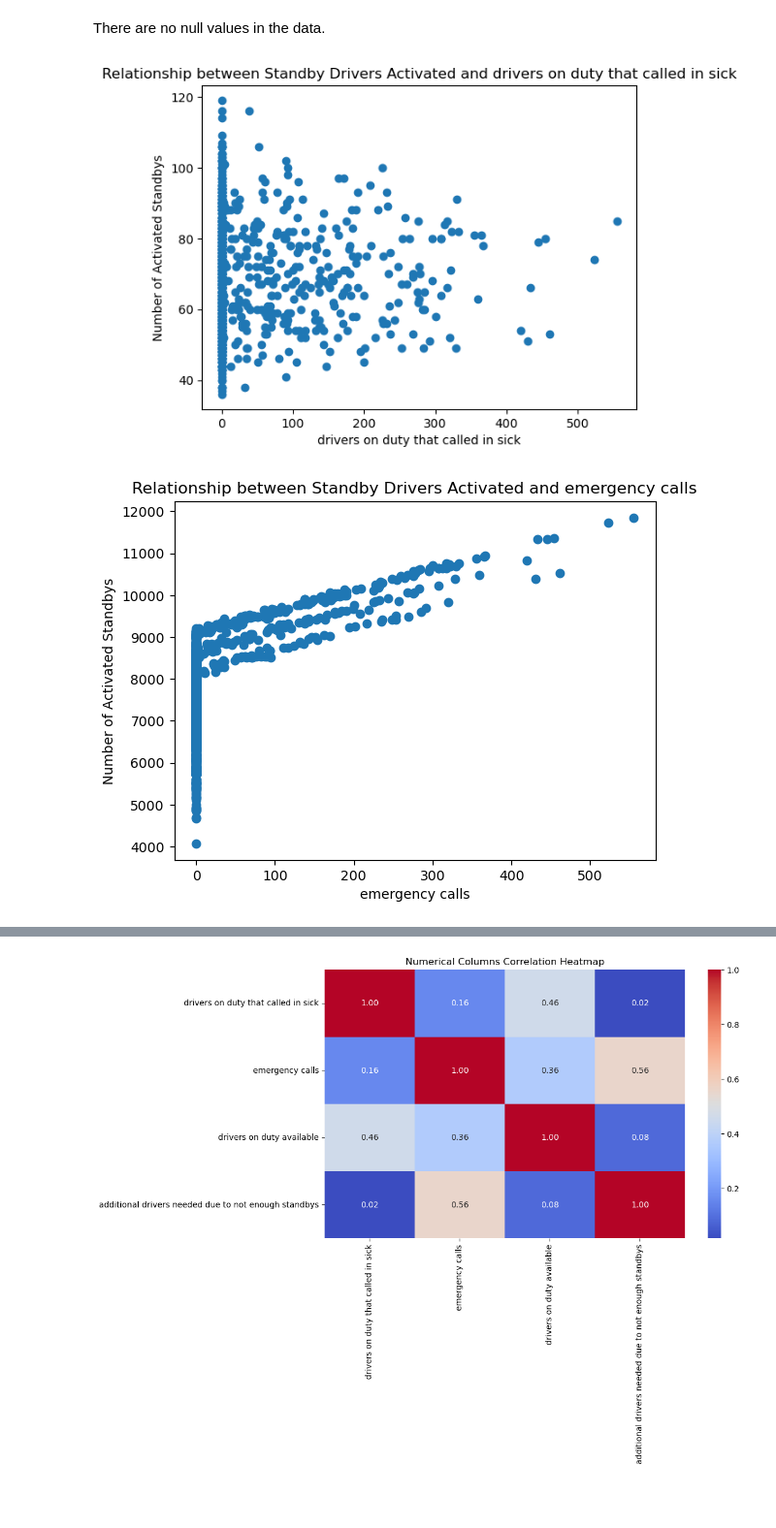
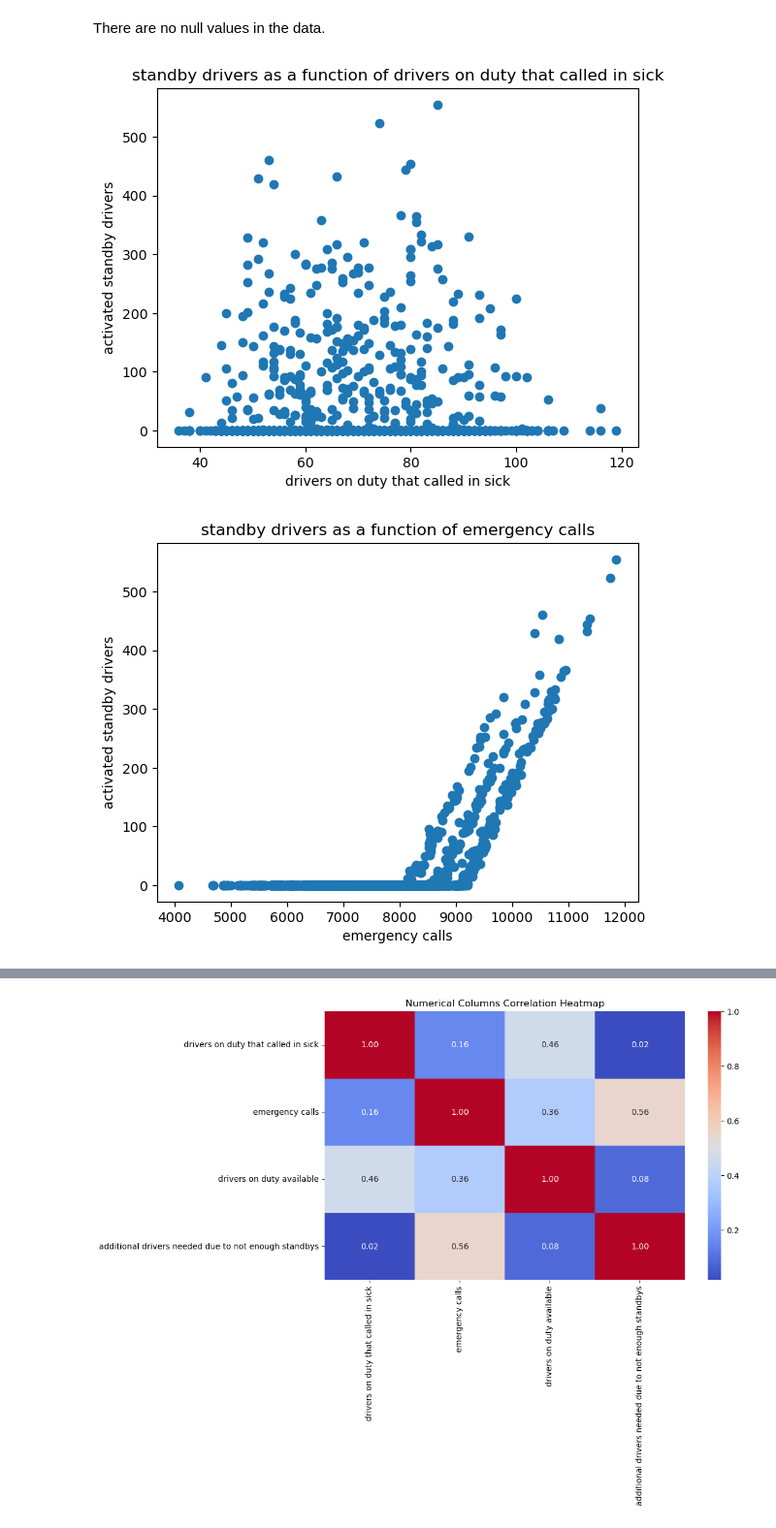
Before and after one commit to JC-Lino/Automation-of-Standby-Duty-Planning-for-Rescue-Drivers-via-a-Forecasting, a Jupyter notebook: Code.ipynb, the cells around one changed output, grey strips where cells are left out. Shown at 97% size. Drawn from its saved outputs; the diff is of its cells as text; code cells hidden in the pictures; blank space fills up the shorter version.

```diff
--- a/Code.ipynb
+++ b/Code.ipynb
@@ -129,15 +143,15 @@ There are no null values in the data.
 # %%
 # Select numerical columns
 df_numerical_columns = df.drop(columns=['Date','standby drivers activated'])
 
 # Relationship between the target variables and the numerical variables
 
 for label in df_numerical_columns.columns:
-  plt.scatter(df["standby drivers activated"], df_numerical_columns[label])
-  plt.title(f'Relationship between Standby Drivers Activated and {label}')
-  plt.ylabel("Number of Activated Standbys")
+  plt.scatter(df_numerical_columns[label], df["standby drivers activated"])
+  plt.title(f'standby drivers as a function of {label}')
+  plt.ylabel("activated standby drivers")
   plt.xlabel(label)
   plt.show()
 # %% [output]
-[figure, old version]
+[figure, new version]
-[figure, old version]
+[figure, new version]
```
Also changed, not shown: parts of 42 cells of this notebook, 1 other file.
